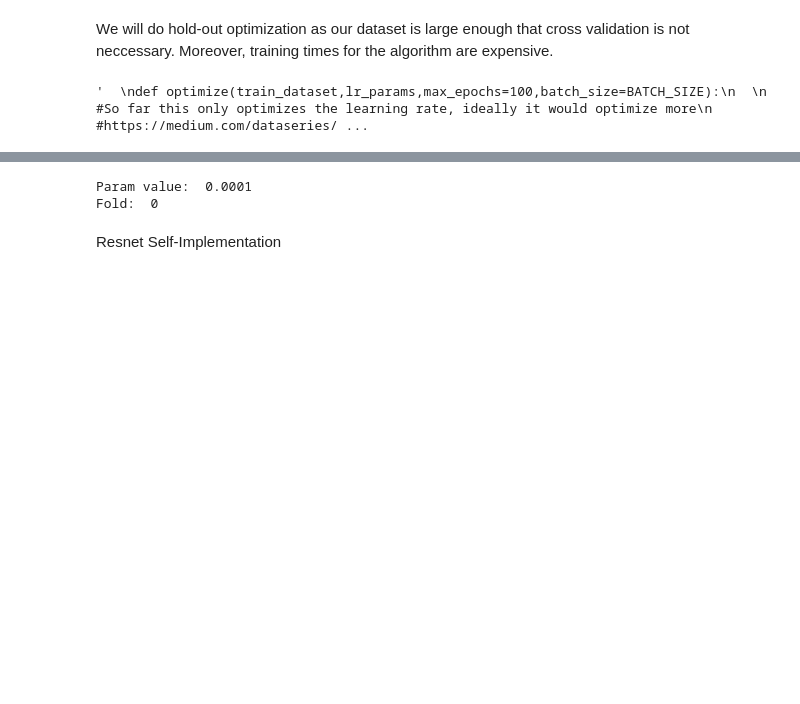
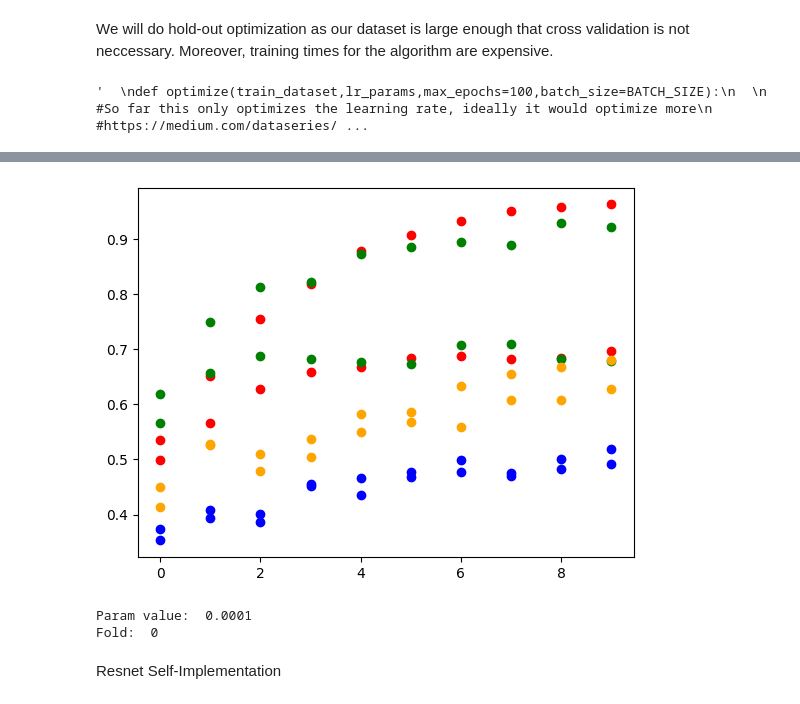
Before and after one commit to kennyerss/csci451-project, a Jupyter notebook: code/CS451.ipynb, the cells around one changed output, grey strips where cells are left out. Cells and saved outputs as stored; diff of their text form; code cells hidden in the pictures; blank space fills up the shorter version.

```diff
--- a/code/CS451.ipynb
+++ b/code/CS451.ipynb
@@ -1425 +1425,11 @@ Best validation accuracy:  0.6566666666666666
+# %%
+colors = ["red","green","orange","blue"]
+
+for i in range(4):
+  plt.scatter([0,1,2,3,4,5,6,7,8,9],train_acc_history[i],c=colors[i])
+  plt.scatter([0,1,2,3,4,5,6,7,8,9],val_acc_history[i],c=colors[i])
+
+plt.show()
+# %% [output]
+[figure, added]
 # %%
```
Also changed, not shown: parts of 4 cells of this notebook.
